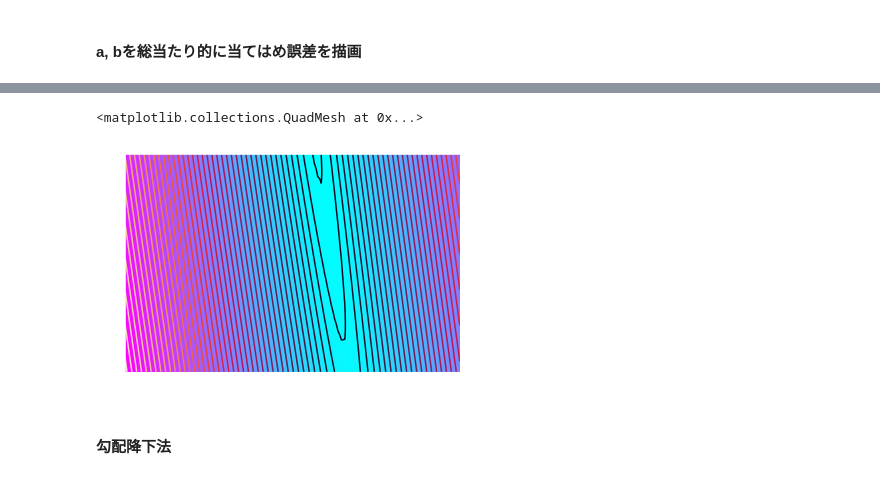
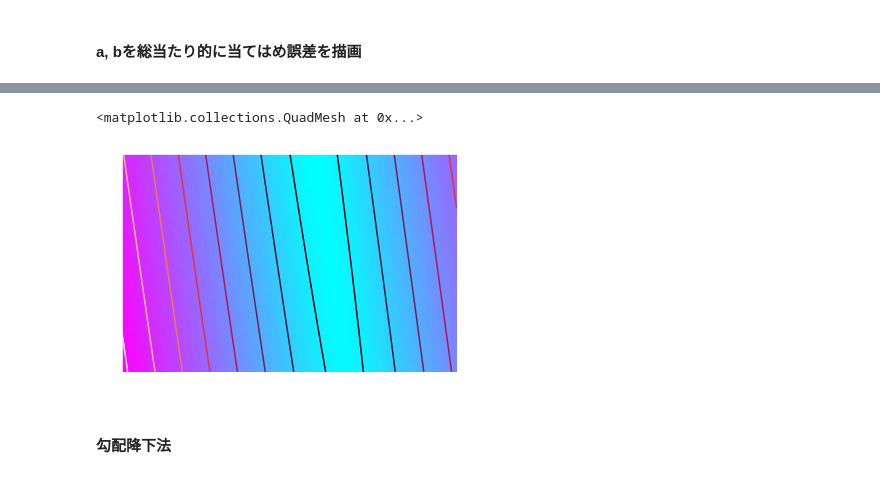
Before and after one commit to yugitti/kaggle, a Jupyter notebook: LinearRegression-Copy1.ipynb, the cells around one changed output, grey strips where cells are left out. Saved outputs shown, nothing was run; the diff lists cells and outputs as text; code cells hidden in the pictures.

```diff
--- a/LinearRegression-Copy1.ipynb
+++ b/LinearRegression-Copy1.ipynb
@@ -49,6 +47,2 @@ plt.plot(X, a * X + b, color="tomato")
 # %% [markdown]
 #### a, bを総当たり的に当てはめ誤差を描画
-# %%
-a = np.arange(9).reshape(3,3)
-b = a
-x = np.array([1, 2, 3])
@@ -67,17 +49,17 @@ print(x)
 # %%
 def calcCost(x,y, a, b):
-    return np.array([np.sqrt(np.mean((y - (a2 * x + b2))**2)) for a1, b1 in zip(a,b) for a2, b2 in zip(a1, b1)]).reshape(a.shape)
+    return np.array([np.sqrt(np.mean(1/2*(y - (a2 * x + b2))**2)) for a1, b1 in zip(a,b) for a2, b2 in zip(a1, b1)]).reshape(a.shape)
 # %%
 a = np.linspace(-5, 5, 100)
 b = np.linspace(-5,5, 100)
 co = np.meshgrid(a,b)
 error = calcCost(X,y, co[0], co[1])
 # %%
-plt.contour(a, b, error, levels=50, color="white")
+plt.contour(a, b, error)
 plt.pcolormesh(a, b, error, cmap = plt.get_cmap('cool'))
 # %% [output]
 <matplotlib.collections.QuadMesh at 0x...>
-[figure, old version]
+[figure, new version]
 # %% [markdown]
 #### 勾配降下法
 # %%
```
Also changed, not shown: parts of 20 cells of this notebook.
